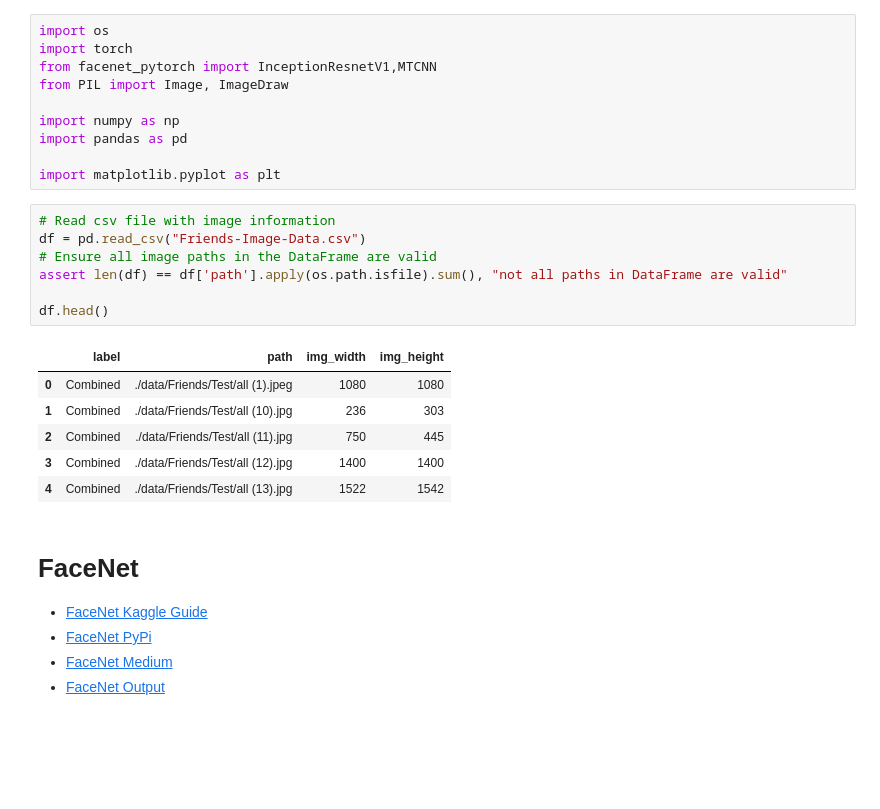
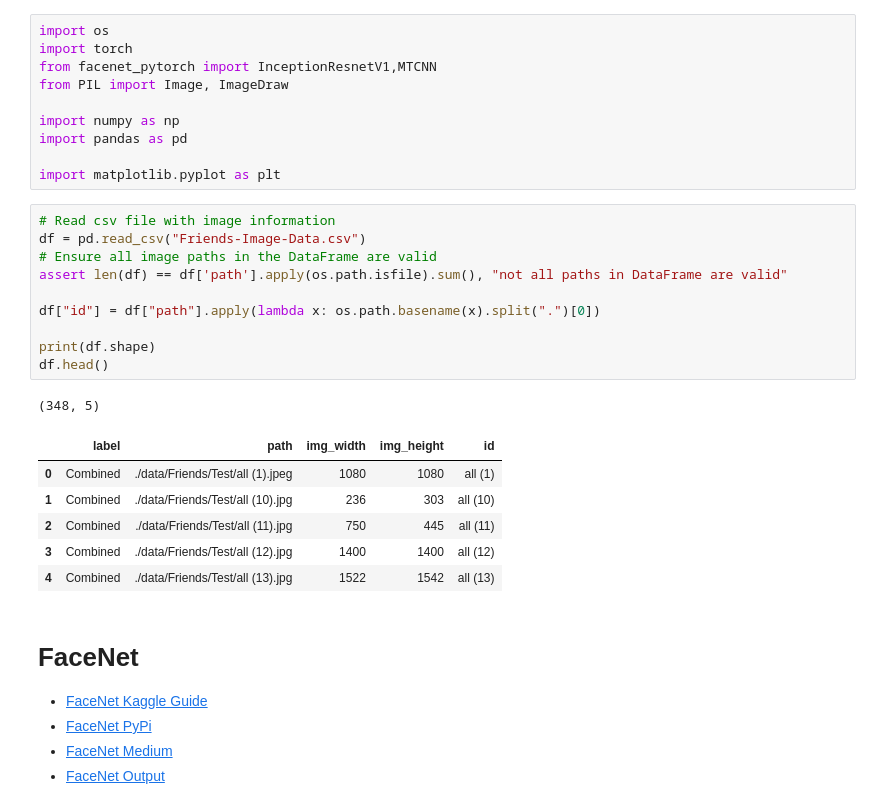
Before and after one commit to sievertsm/face-grouping, a Jupyter notebook: FaceDetection-facenet.ipynb, the cells around one changed output. Cells and saved outputs as stored; diff of their text form; blank space fills up the shorter version.

```diff
--- a/FaceDetection-facenet.ipynb
+++ b/FaceDetection-facenet.ipynb
@@ -13,17 +13,21 @@ import matplotlib.pyplot as plt
 # %%
 # Read csv file with image information
 df = pd.read_csv("Friends-Image-Data.csv")
 # Ensure all image paths in the DataFrame are valid
 assert len(df) == df['path'].apply(os.path.isfile).sum(), "not all paths in DataFrame are valid"
 
+df["id"] = df["path"].apply(lambda x: os.path.basename(x).split(".")[0])
+
+print(df.shape)
 df.head()
 # %% [output]
+(348, 5)
-|  | label | path | img_width | img_height |
-| 0 | Combined | ./data/Friends/Test/all (1).jpeg | 1080 | 1080 |
-| 1 | Combined | ./data/Friends/Test/all (10).jpg | 236 | 303 |
-| 2 | Combined | ./data/Friends/Test/all (11).jpg | 750 | 445 |
-| 3 | Combined | ./data/Friends/Test/all (12).jpg | 1400 | 1400 |
-| 4 | Combined | ./data/Friends/Test/all (13).jpg | 1522 | 1542 |
+|  | label | path | img_width | img_height | id |
+| 0 | Combined | ./data/Friends/Test/all (1).jpeg | 1080 | 1080 | all (1) |
+| 1 | Combined | ./data/Friends/Test/all (10).jpg | 236 | 303 | all (10) |
+| 2 | Combined | ./data/Friends/Test/all (11).jpg | 750 | 445 | all (11) |
+| 3 | Combined | ./data/Friends/Test/all (12).jpg | 1400 | 1400 | all (12) |
+| 4 | Combined | ./data/Friends/Test/all (13).jpg | 1522 | 1542 | all (13) |
 # %% [markdown]
 # FaceNet
 
```
Also changed, not shown: parts of 5 cells of this notebook, 3 other files.
